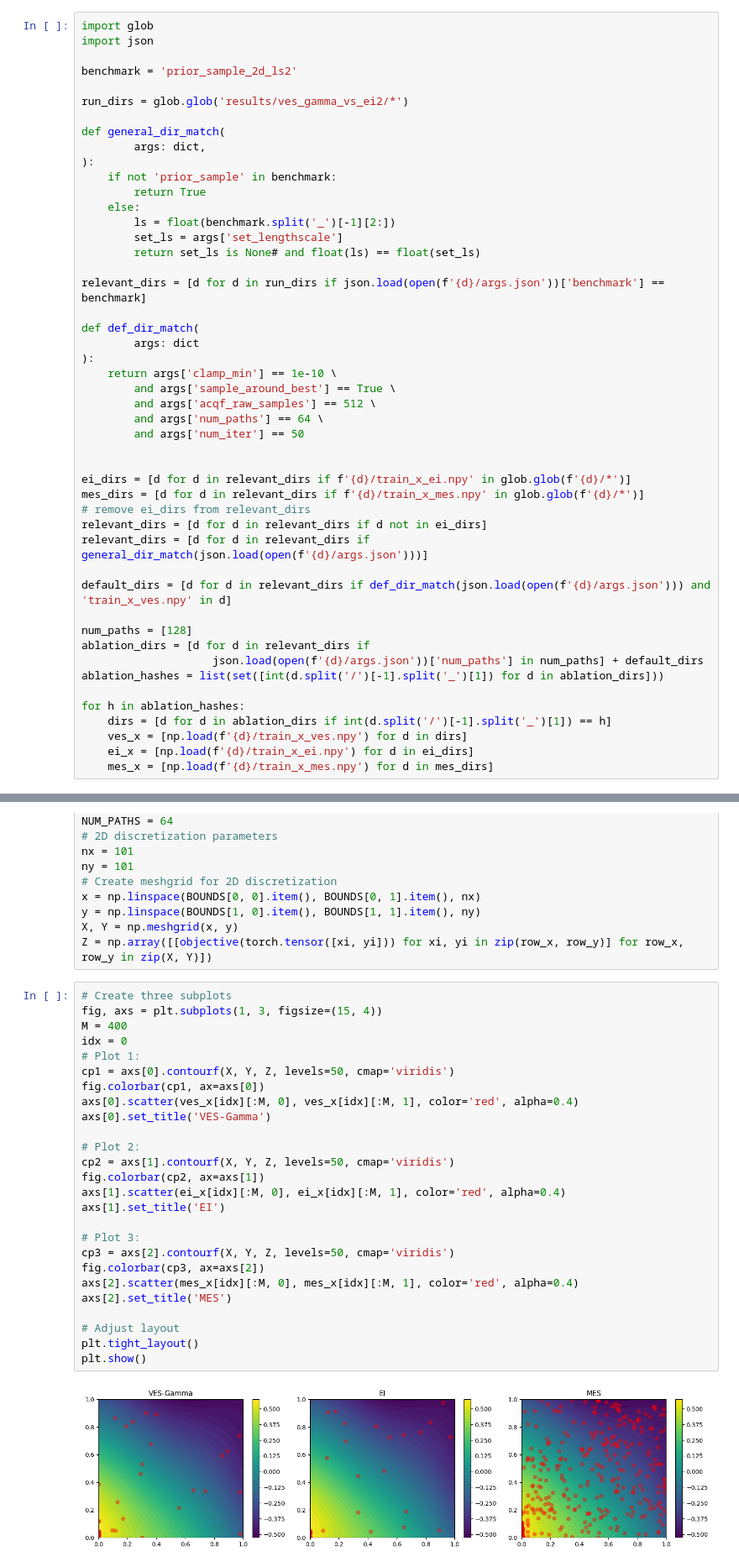
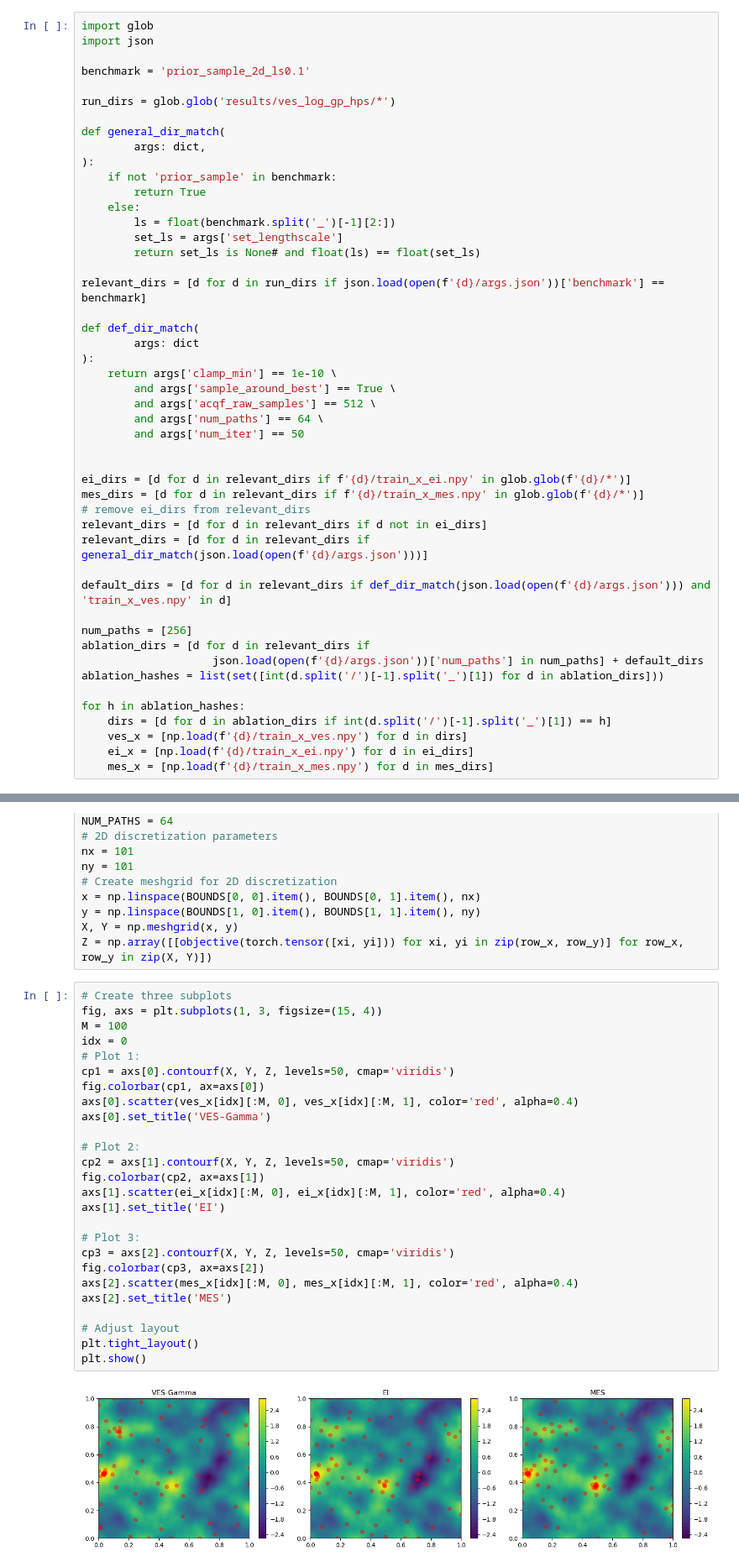
Before and after one commit to NUOJIN/variational-entropy-search, a Jupyter notebook: plot_gpPrior_2d.ipynb, the cells around one changed output, grey strips where cells are left out. Shown at 84% size. Drawn from its saved outputs; the diff is of its cells as text.

Commit message:
update 2d figures

```diff
--- a/plot_gpPrior_2d.ipynb
+++ b/plot_gpPrior_2d.ipynb
@@ -37,9 +37,9 @@ def torch_random_seed(
 import glob
 import json
 
-benchmark = 'prior_sample_2d_ls2'
+benchmark = 'prior_sample_2d_ls0.1'
 
-run_dirs = glob.glob('results/ves_gamma_vs_ei2/*')
+run_dirs = glob.glob('results/ves_log_gp_hps/*')
 
 def general_dir_match(
         args: dict,
@@ -71,7 +71,7 @@ relevant_dirs = [d for d in relevant_dirs if general_dir_match(json.load(open(f'
 
 default_dirs = [d for d in relevant_dirs if def_dir_match(json.load(open(f'{d}/args.json'))) and 'train_x_ves.npy' in d]
 
-num_paths = [128]
+num_paths = [256]
 ablation_dirs = [d for d in relevant_dirs if
                     json.load(open(f'{d}/args.json'))['num_paths'] in num_paths] + default_dirs
 ablation_hashes = list(set([int(d.split('/')[-1].split('_')[1]) for d in ablation_dirs]))
@@ -177,28 +177,28 @@ Z = np.array([[objective(torch.tensor([xi, yi])) for xi, yi in zip(row_x, row_y)
 # %%
 # Create three subplots
 fig, axs = plt.subplots(1, 3, figsize=(15, 4))
-M = 400
+M = 100
 idx = 0
 # Plot 1:
 cp1 = axs[0].contourf(X, Y, Z, levels=50, cmap='viridis')
 fig.colorbar(cp1, ax=axs[0])
 axs[0].scatter(ves_x[idx][:M, 0], ves_x[idx][:M, 1], color='red', alpha=0.4)
 axs[0].set_title('VES-Gamma')
 
 # Plot 2:
 cp2 = axs[1].contourf(X, Y, Z, levels=50, cmap='viridis')
 fig.colorbar(cp2, ax=axs[1])
 axs[1].scatter(ei_x[idx][:M, 0], ei_x[idx][:M, 1], color='red', alpha=0.4)
 axs[1].set_title('EI')
 
 # Plot 3:
 cp3 = axs[2].contourf(X, Y, Z, levels=50, cmap='viridis')
 fig.colorbar(cp3, ax=axs[2])
 axs[2].scatter(mes_x[idx][:M, 0], mes_x[idx][:M, 1], color='red', alpha=0.4)
 axs[2].set_title('MES')
 
 # Adjust layout
 plt.tight_layout()
 plt.show()
 # %% [output]
-[figure, old version]
+[figure, new version]
```
